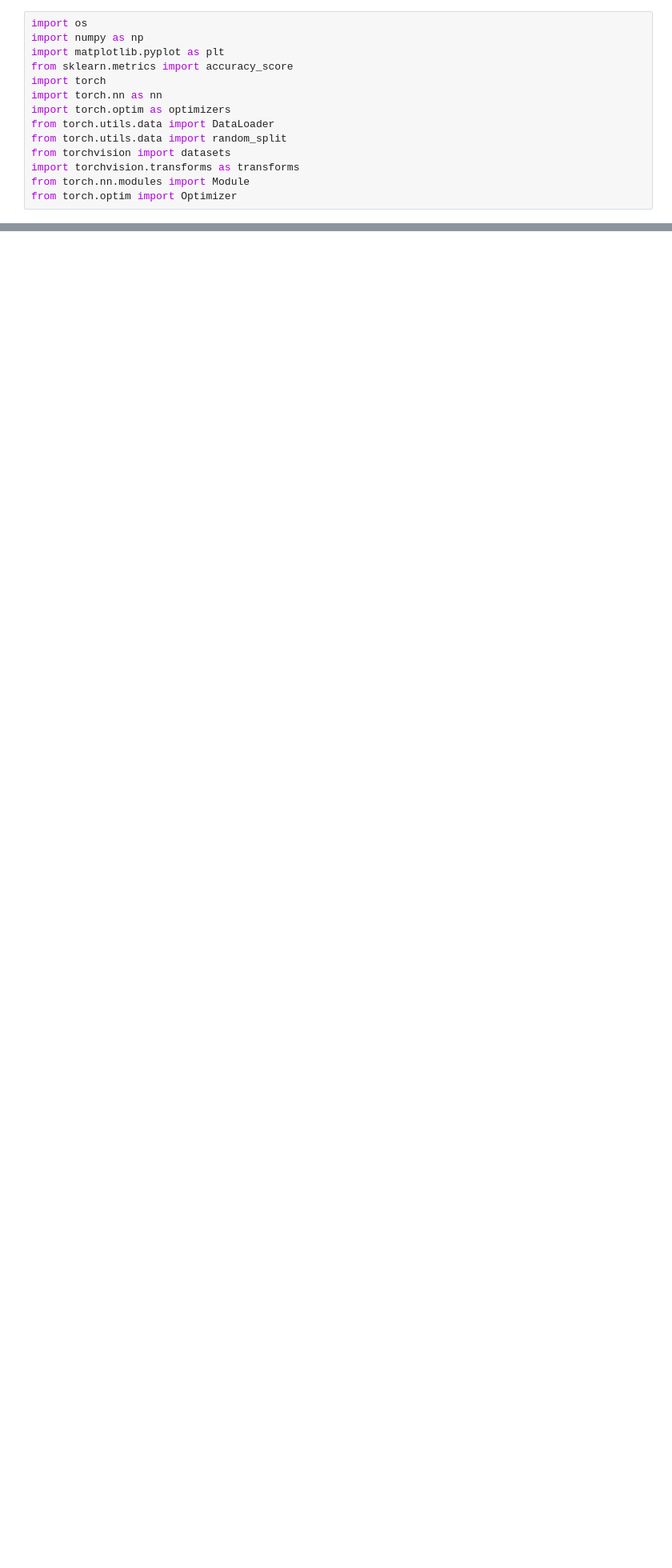
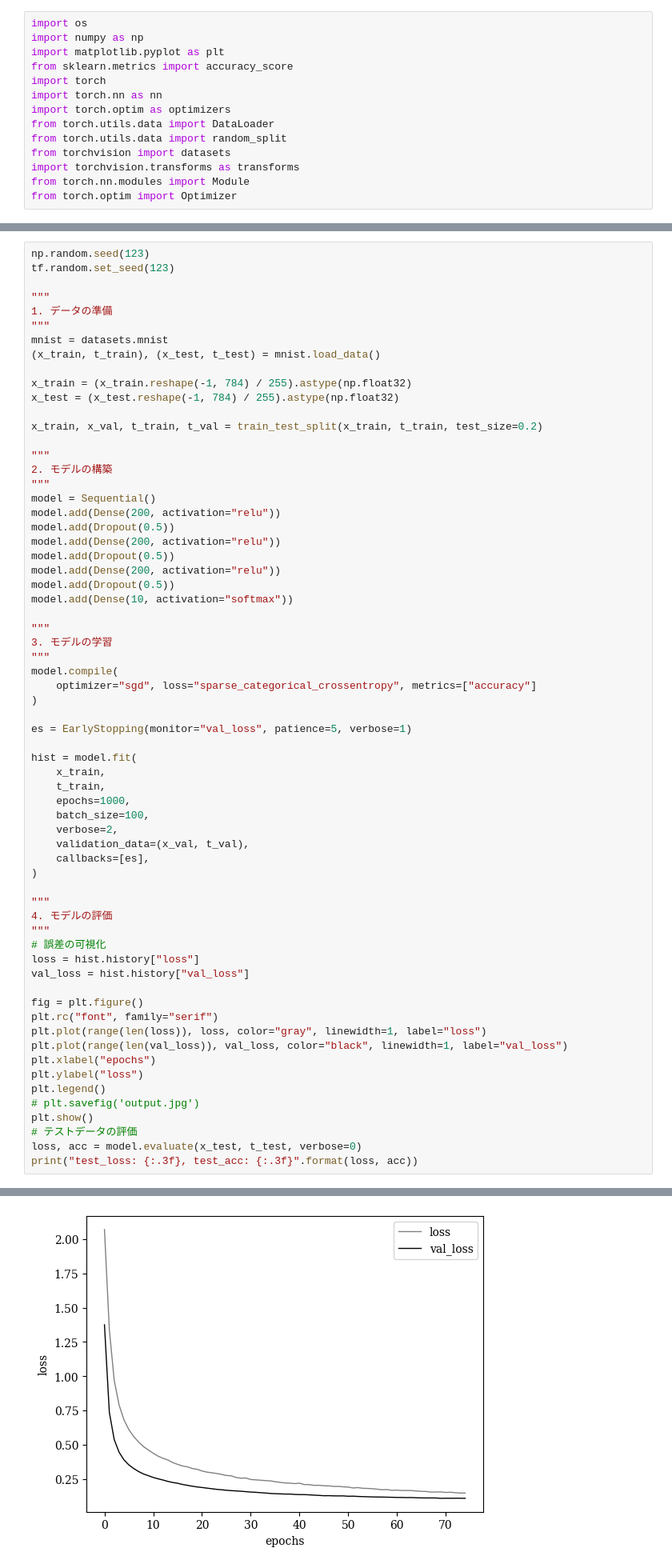
Before and after one commit to KaitoShioya/deeplearning-keras-tf2-torch, a Jupyter notebook: hunds_on/chapter4.ipynb, the cells around one changed output, grey strips where cells are left out. Shown at 80% size. Cells and saved outputs as stored; diff of their text form; blank space fills up the shorter version.

```diff
--- a/hunds_on/chapter4.ipynb
+++ b/hunds_on/chapter4.ipynb
@@ -1431,0 +1445,66 @@ print("test_loss: {:.3f}, test_acc: {:.3f}".format(test_loss, test_acc))
+# %%
+np.random.seed(123)
+tf.random.set_seed(123)
+
+"""
+1. データの準備
+"""
+mnist = datasets.mnist
+(x_train, t_train), (x_test, t_test) = mnist.load_data()
+
+x_train = (x_train.reshape(-1, 784) / 255).astype(np.float32)
+x_test = (x_test.reshape(-1, 784) / 255).astype(np.float32)
+
+x_train, x_val, t_train, t_val = train_test_split(x_train, t_train, test_size=0.2)
+
+"""
+2. モデルの構築
+"""
+model = Sequential()
+model.add(Dense(200, activation="relu"))
+model.add(Dropout(0.5))
+model.add(Dense(200, activation="relu"))
+model.add(Dropout(0.5))
+model.add(Dense(200, activation="relu"))
+model.add(Dropout(0.5))
+model.add(Dense(10, activation="softmax"))
+
+"""
+3. モデルの学習
+"""
+model.compile(
+    optimizer="sgd", loss="sparse_categorical_crossentropy", metrics=["accuracy"]
+)
+
+es = EarlyStopping(monitor="val_loss", patience=5, verbose=1)
+
+hist = model.fit(
+    x_train,
+    t_train,
+    epochs=1000,
+    batch_size=100,
+    verbose=2,
+    validation_data=(x_val, t_val),
+    callbacks=[es],
+)
+
+"""
+4. モデルの評価
+"""
+# 誤差の可視化
+loss = hist.history["loss"]
+val_loss = hist.history["val_loss"]
+
+fig = plt.figure()
+plt.rc("font", family="serif")
+plt.plot(range(len(loss)), loss, color="gray", linewidth=1, label="loss")
+plt.plot(range(len(val_loss)), val_loss, color="black", linewidth=1, label="val_loss")
+plt.xlabel("epochs")
+plt.ylabel("loss")
+plt.legend()
+# plt.savefig('output.jpg')
+plt.show()
+# テストデータの評価
+loss, acc = model.evaluate(x_test, t_test, verbose=0)
+print("test_loss: {:.3f}, test_acc: {:.3f}".format(loss, acc))
+# %% [output]
@@ -1431,0 +1528 @@ print("test_loss: {:.3f}, test_acc: {:.3f}".format(test_loss, test_acc))
+[figure, added]
```
Also changed, not shown: parts of 69 cells of this notebook.
